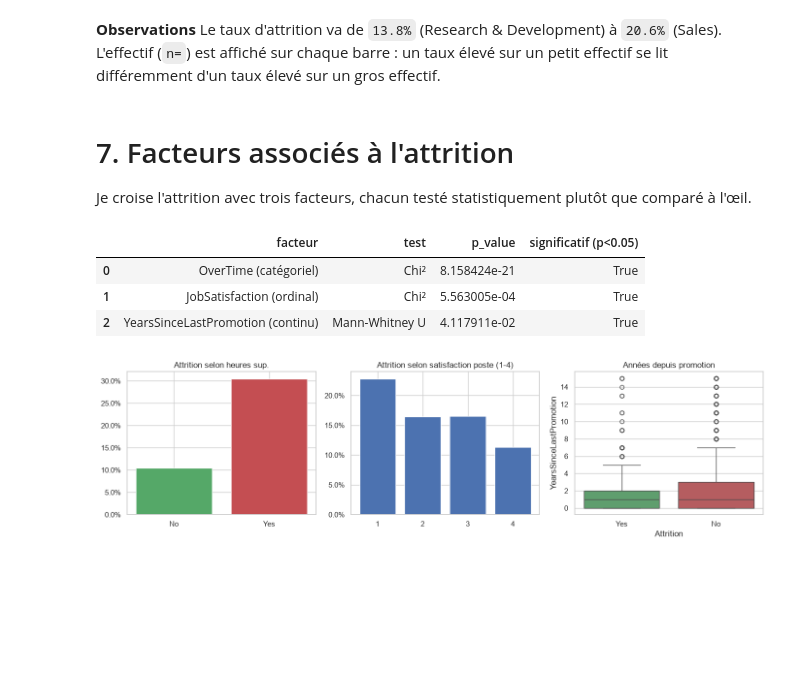
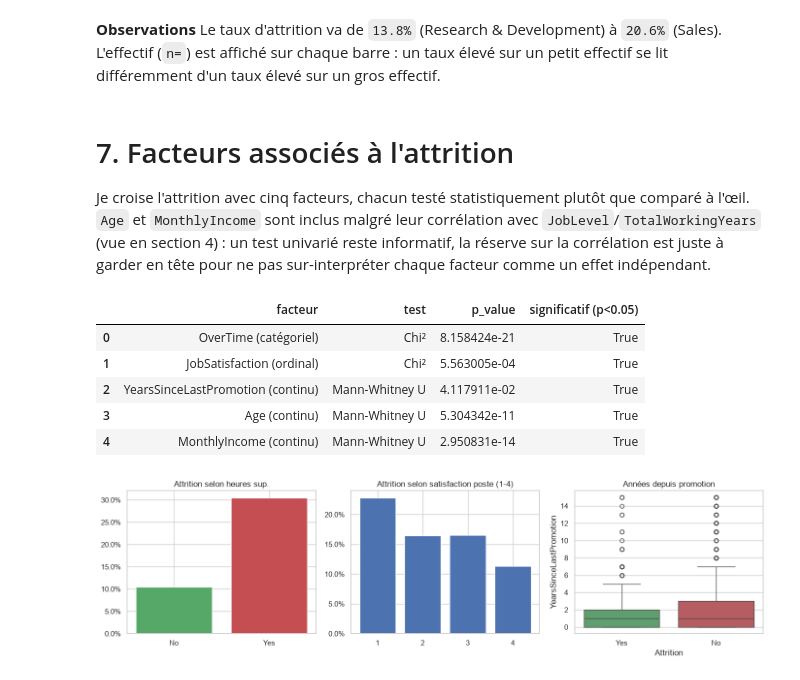
Before and after one commit to juliettebm/hr-master-data-analytics, a Jupyter notebook: notebooks/01_hr_analytics_kpis.ipynb, the cells around one changed output. Drawn from its saved outputs; the diff is of its cells as text; code cells hidden in the pictures; blank space fills up the shorter version.

```diff
--- a/notebooks/01_hr_analytics_kpis.ipynb
+++ b/notebooks/01_hr_analytics_kpis.ipynb
@@ -292,37 +292,42 @@ display(Markdown(
 # %% [markdown]
 # 7. Facteurs associés à l'attrition
 
-Je croise l'attrition avec trois facteurs, chacun testé statistiquement plutôt que comparé à l'œil.
+Je croise l'attrition avec cinq facteurs, chacun testé statistiquement plutôt que comparé à l'œil. `Age` et `MonthlyIncome` sont inclus malgré leur corrélation avec `JobLevel`/`TotalWorkingYears` (vue en section 4) : un test univarié reste informatif, la réserve sur la corrélation est juste à garder en tête pour ne pas sur-interpréter chaque facteur comme un effet indépendant.
 # %%
 from scipy.stats import chi2_contingency, mannwhitneyu
 
 def test_categoriel(col):
     table = pd.crosstab(df[col], df["Attrition"])
     chi2, p, dof, _ = chi2_contingency(table)
     return p
 
 def test_continu(col):
     a = df.loc[df["Attrition"] == "Yes", col]
     b = df.loc[df["Attrition"] == "No", col]
     stat, p = mannwhitneyu(a, b, alternative="two-sided")
     return p
 
 facteurs = pd.DataFrame({
-    "facteur": ["OverTime (catégoriel)", "JobSatisfaction (ordinal)", "YearsSinceLastPromotion (continu)"],
-    "test": ["Chi²", "Chi²", "Mann-Whitney U"],
+    "facteur": ["OverTime (catégoriel)", "JobSatisfaction (ordinal)", "YearsSinceLastPromotion (continu)",
+                "Age (continu)", "MonthlyIncome (continu)"],
+    "test": ["Chi²", "Chi²", "Mann-Whitney U", "Mann-Whitney U", "Mann-Whitney U"],
     "p_value": [
         test_categoriel("OverTime"),
         test_categoriel("JobSatisfaction"),
         test_continu("YearsSinceLastPromotion"),
+        test_continu("Age"),
+        test_continu("MonthlyIncome"),
     ],
 })
 facteurs["significatif (p<0.05)"] = facteurs["p_value"] < 0.05
 facteurs
 # %% [output]
 |  | facteur | test | p_value | significatif (p<0.05) |
 | 0 | OverTime (catégoriel) | Chi² | 8.158424e-21 | True |
 | 1 | JobSatisfaction (ordinal) | Chi² | 5.563005e-04 | True |
 | 2 | YearsSinceLastPromotion (continu) | Mann-Whitney U | 4.117911e-02 | True |
+| 3 | Age (continu) | Mann-Whitney U | 5.304342e-11 | True |
+| 4 | MonthlyIncome (continu) | Mann-Whitney U | 2.950831e-14 | True |
 # %%
 fig, axes = plt.subplots(1, 3, figsize=(14, 4))
 
```
Also changed, not shown: parts of 3 cells of this notebook, 1 other file.
